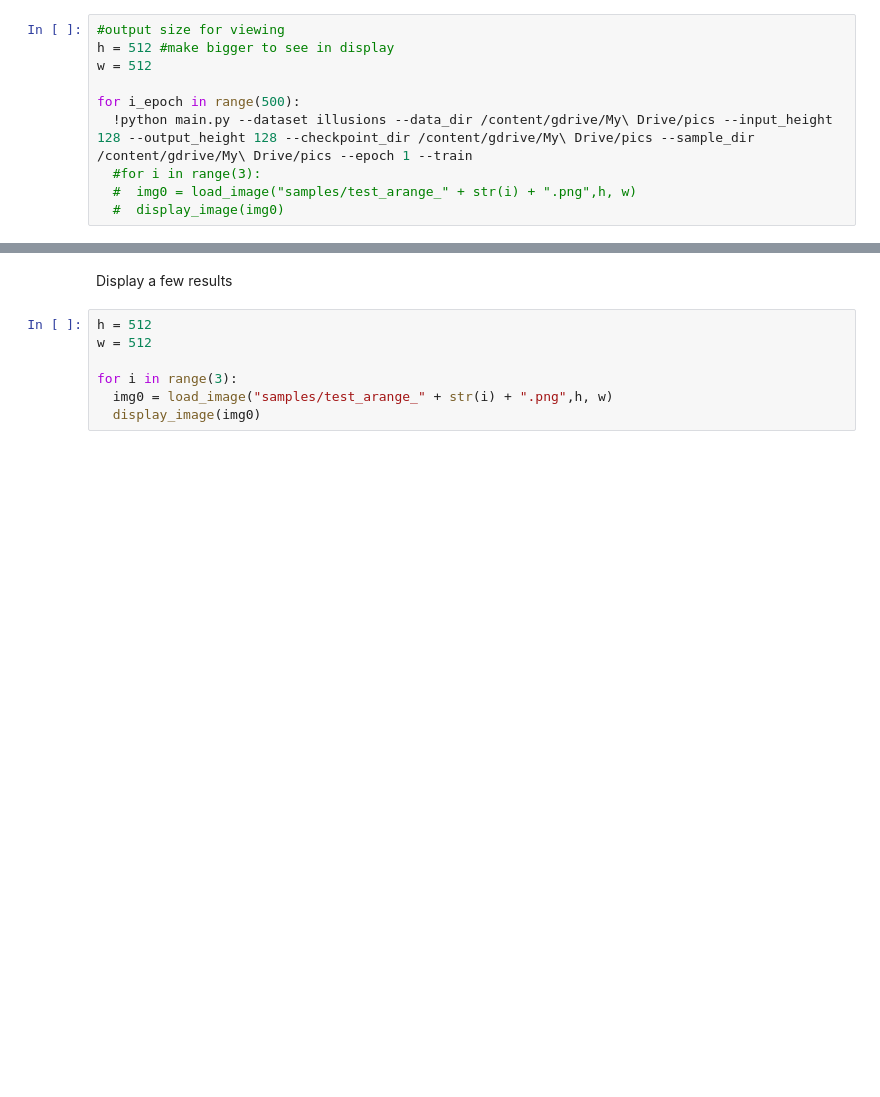
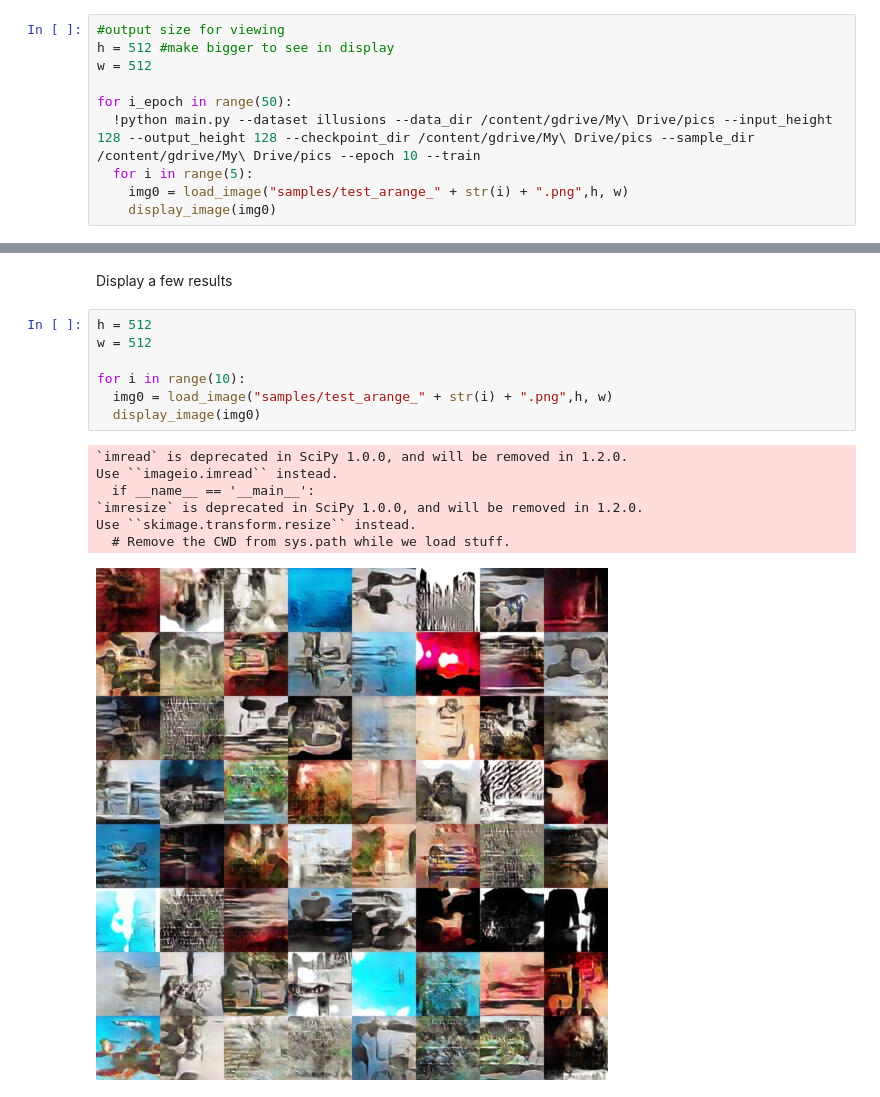
Before and after one commit to kylemath/visual-illusions, a Jupyter notebook: notebooks/Vis_Illusion_GAN_Maker.ipynb, the cells around one changed output, grey strips where cells are left out. Drawn from its saved outputs; the diff is of its cells as text; blank space fills up the shorter version.

```diff
--- a/notebooks/Vis_Illusion_GAN_Maker.ipynb
+++ b/notebooks/Vis_Illusion_GAN_Maker.ipynb
@@ -75,11 +75,11 @@ Run a few training epochs and view results each time
 h = 512 #make bigger to see in display
 w = 512
 
-for i_epoch in range(500):
-  !python main.py --dataset illusions --data_dir /content/gdrive/My\ Drive/pics --input_height 128 --output_height 128 --checkpoint_dir /content/gdrive/My\ Drive/pics --sample_dir /content/gdrive/My\ Drive/pics --epoch 1 --train
-  #for i in range(3):
-  #  img0 = load_image("samples/test_arange_" + str(i) + ".png",h, w)
-  #  display_image(img0)
+for i_epoch in range(50):
+  !python main.py --dataset illusions --data_dir /content/gdrive/My\ Drive/pics --input_height 128 --output_height 128 --checkpoint_dir /content/gdrive/My\ Drive/pics --sample_dir /content/gdrive/My\ Drive/pics --epoch 10 --train
+  for i in range(5):
+    img0 = load_image("samples/test_arange_" + str(i) + ".png",h, w)
+    display_image(img0)
 # %% [output]
 {'batch_size': <absl.flags._flag.Flag object at 0x...>,
  'beta1': <absl.flags._flag.Flag object at 0x...>,
@@ -115,7 +117,15 @@ Display a few results
 # %%
 h = 512
 w = 512
 
-for i in range(3):
+for i in range(10):
   img0 = load_image("samples/test_arange_" + str(i) + ".png",h, w)
   display_image(img0)
+# %% [output]
+`imread` is deprecated in SciPy 1.0.0, and will be removed in 1.2.0.
+Use ``imageio.imread`` instead.
+  if __name__ == '__main__':
+`imresize` is deprecated in SciPy 1.0.0, and will be removed in 1.2.0.
+Use ``skimage.transform.resize`` instead.
+  # Remove the CWD from sys.path while we load stuff.
+[figure, added]
```
Also changed, not shown: parts of 4 cells of this notebook.
